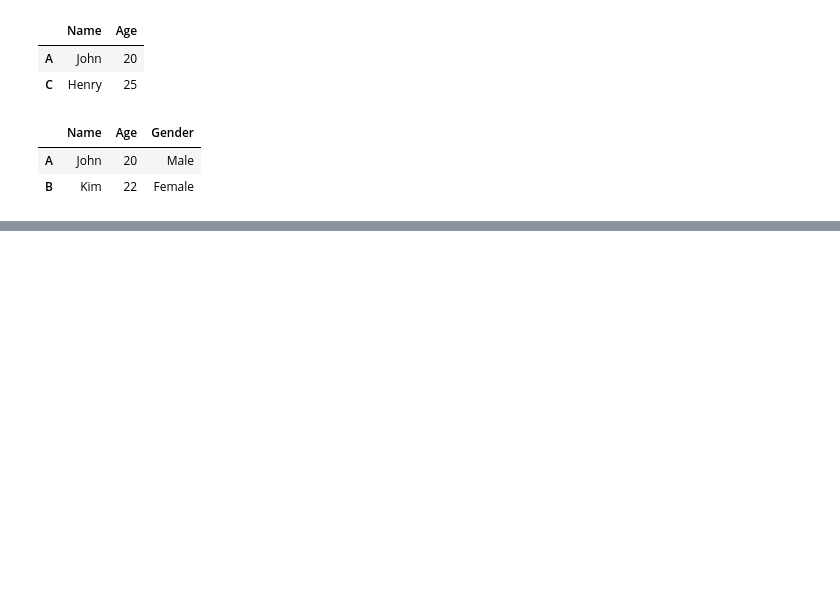
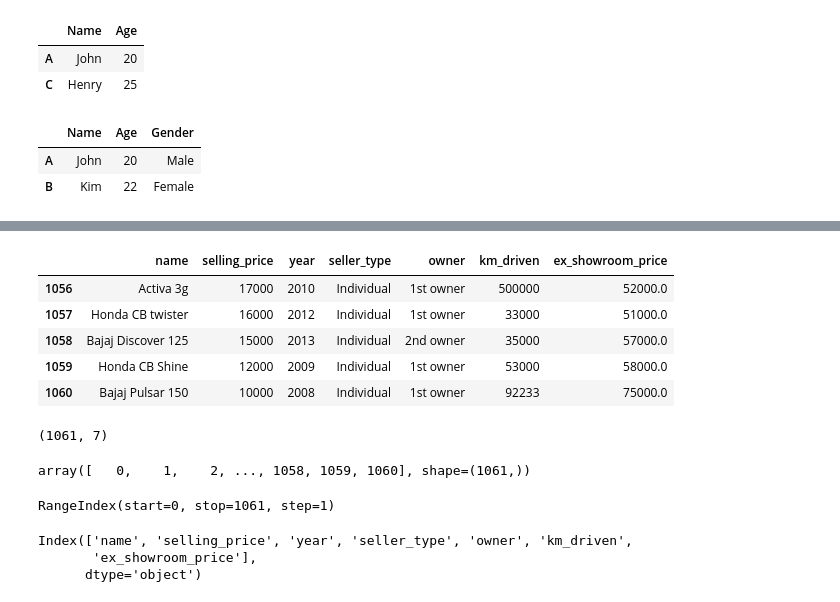
Before and after one commit to minendraa/Data-Visualization-Analysis, a Jupyter notebook: day2/pandas.ipynb, the cells around one changed output, grey strips where cells are left out. Saved outputs shown, nothing was run; the diff lists cells and outputs as text; code cells hidden in the pictures; blank space fills up the shorter version.

```diff
--- a/day2/pandas.ipynb
+++ b/day2/pandas.ipynb
@@ -274,0 +447,27 @@ df.loc[["A","B"]]
+# %%
+df.tail()
+# %% [output]
+|  | name | selling_price | year | seller_type | owner | km_driven | ex_showroom_price |
+| 1056 | Activa 3g | 17000 | 2010 | Individual | 1st owner | 500000 | 52000.0 |
+| 1057 | Honda CB twister | 16000 | 2012 | Individual | 1st owner | 33000 | 51000.0 |
+| 1058 | Bajaj Discover 125 | 15000 | 2013 | Individual | 2nd owner | 35000 | 57000.0 |
+| 1059 | Honda CB Shine | 12000 | 2009 | Individual | 1st owner | 53000 | 58000.0 |
+| 1060 | Bajaj Pulsar 150 | 10000 | 2008 | Individual | 1st owner | 92233 | 75000.0 |
+# %%
+df.shape
+# %% [output]
+(1061, 7)
+# %%
+df.index.values
+# %% [output]
+array([   0,    1,    2, ..., 1058, 1059, 1060], shape=(1061,))
+# %%
+df.index
+# %% [output]
+RangeIndex(start=0, stop=1061, step=1)
+# %%
+df.columns
+# %% [output]
+Index(['name', 'selling_price', 'year', 'seller_type', 'owner', 'km_driven',
+       'ex_showroom_price'],
+      dtype='object')
```
Also changed, not shown: parts of 16 cells of this notebook, 2 other files.
